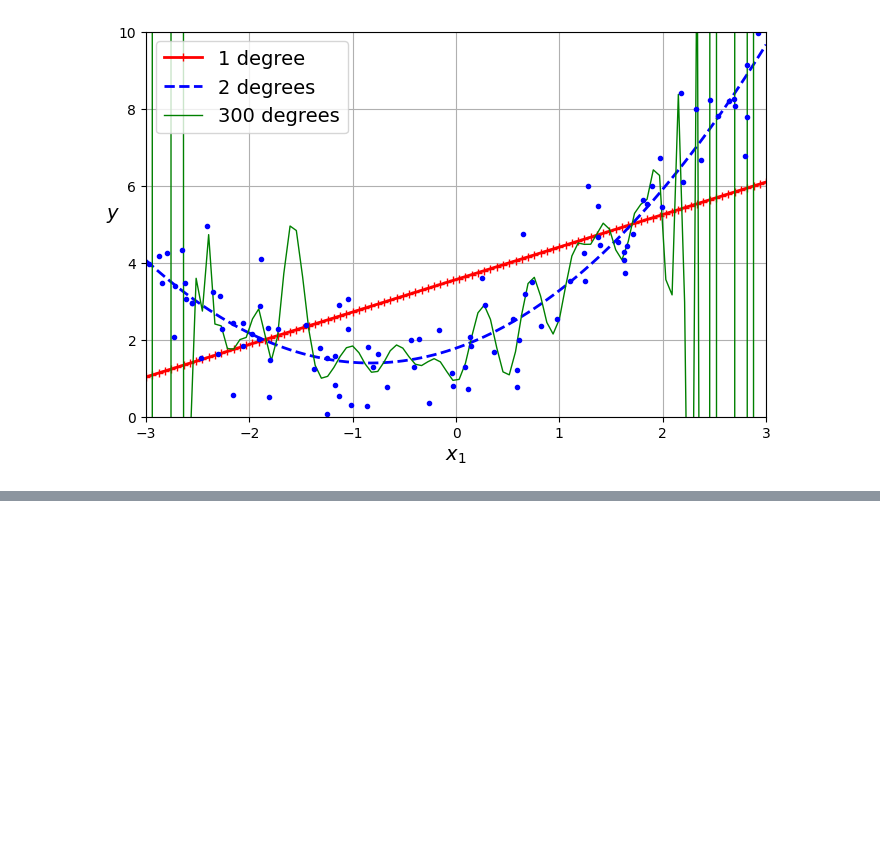
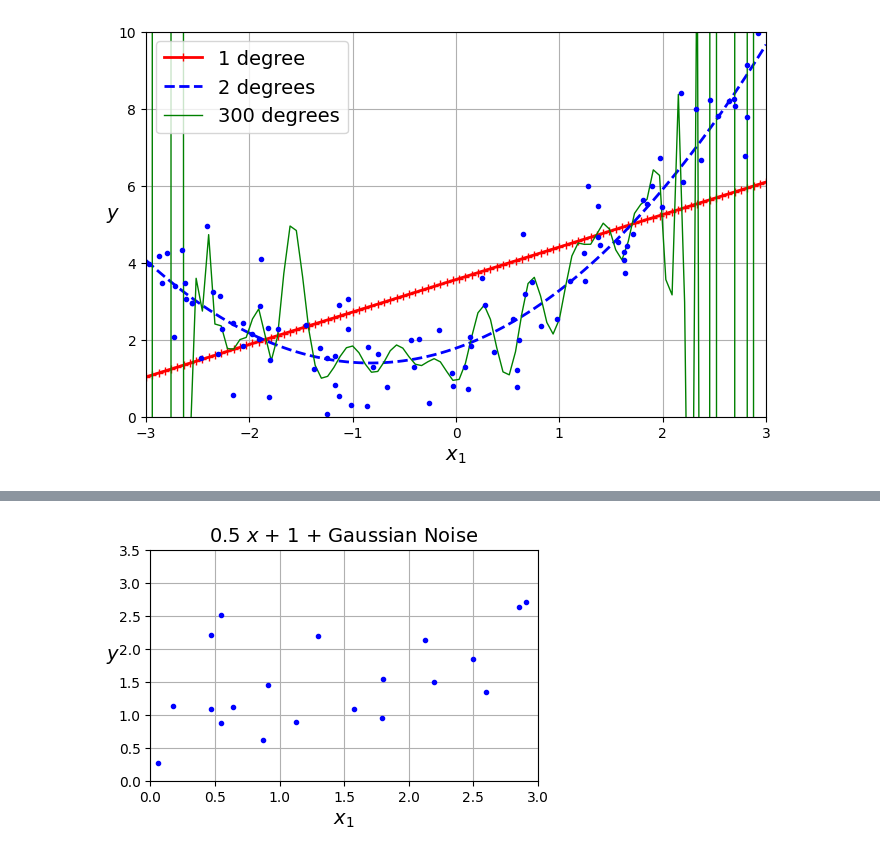
Before and after one commit to aseddin/F23_ECE4715, a Jupyter notebook: 3_linear_regression.ipynb, the cells around one changed output, grey strips where cells are left out. Drawn from its saved outputs; the diff is of its cells as text; code cells hidden in the pictures; blank space fills up the shorter version.

```diff
--- a/3_linear_regression.ipynb
+++ b/3_linear_regression.ipynb
@@ -700,0 +849,24 @@ The model that seem to generalize best is the quadratic model and this is reason
+# %%
+# Generate very noisy linear data
+np.random.seed(42)
+m = 20
+X = 3 * np.random.rand(m, 1) # random numbers uniformly distributed [0, 3]
+
+theta0 = 1
+theta1 = 0.5
+
+y = theta0 + theta1 * X + np.random.randn(m, 1) / 1.5
+
+X_new = np.linspace(0, 3, 100).reshape(100, 1)
+X_new_b = add_dummy_feature(X_new)
+
+plt.figure(figsize=(5, 3))
+plt.plot(X, y, "b.")
+plt.xlabel("$x_1$")
+plt.ylabel("$y$", rotation=0)
+plt.axis([0, 3, 0, 3.5])
+plt.grid()
+plt.title(f"{theta1} $x$ + {theta0} + Gaussian Noise")
+plt.show()
+# %% [output]
+[figure, added]
```
Also changed, not shown: parts of 32 cells of this notebook.
